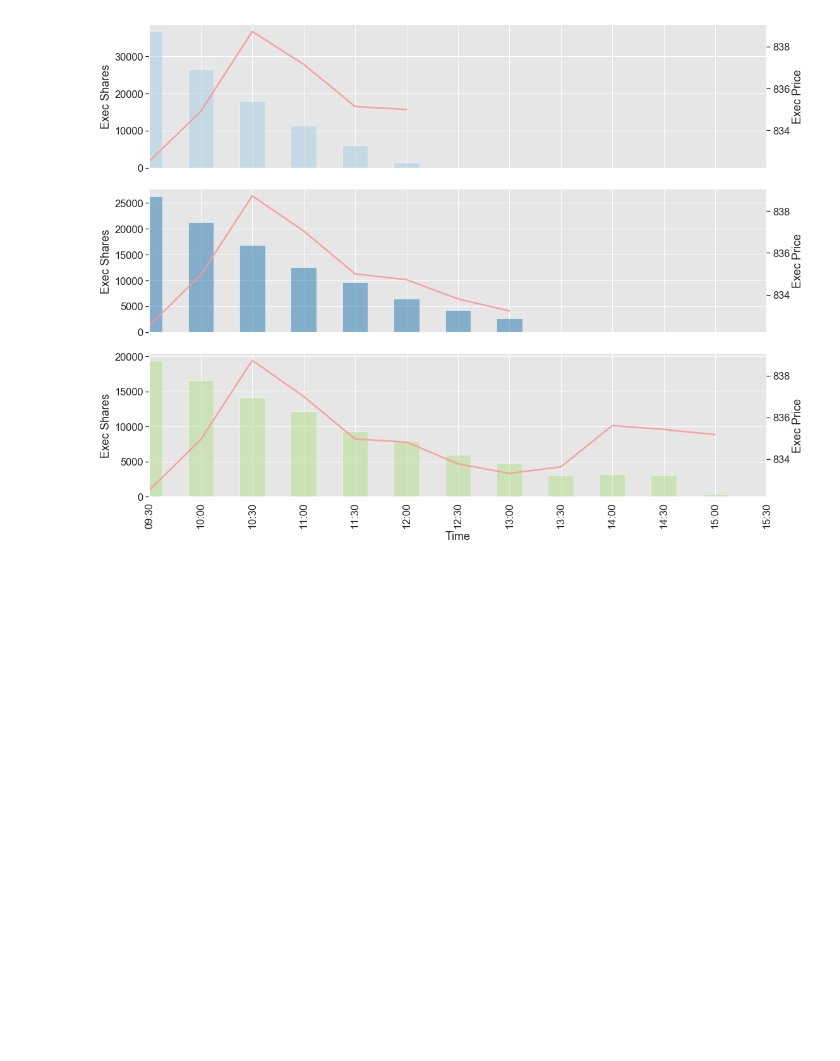
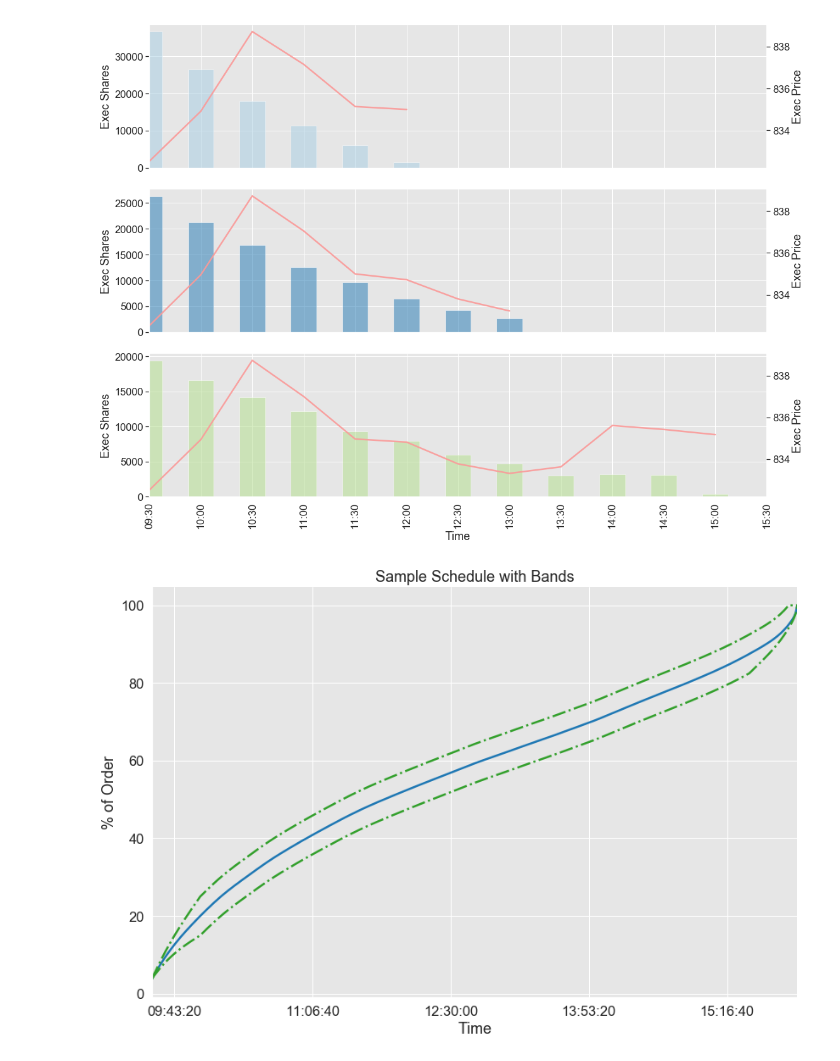
Before and after one commit to FinTrek/algo_trading_book, a Jupyter notebook: notebooks/Execution_Strategies.ipynb, the cells around one changed output. Drawn from its saved outputs; the diff is of its cells as text; code cells hidden in the pictures; blank space fills up the shorter version.

Commit message:
Added to Scheduler content

```diff
--- a/notebooks/Execution_Strategies.ipynb
+++ b/notebooks/Execution_Strategies.ipynb
@@ -253,3 +253,28 @@ plt.savefig('./book/chapters/chapter_exec_models/figures/is.png', format='png',
 plt.show()
 # %% [output]
 [figure]
+# %%
+schedule = amzn_profile.copy().cumsum()
+upper_band = schedule + 0.05
+lower_band = schedule - 0.05
+ub_taper = np.concatenate((np.linspace(0,1,30),np.ones(360)))
+
+lb_taper = np.concatenate((np.linspace(0,1,30),np.ones(330),np.linspace(1,0,30)))
+ub = upper_band.profile*ub_taper + (1 - ub_taper)*schedule.profile
+ub[ub>=1]=1
+
+lb = lower_band.profile*lb_taper + (1 - lb_taper)*schedule.profile
+# %%
+fig, ax = plt.subplots(figsize=(12,8))
+_ = (100*schedule).plot(ax = ax, color='C1',legend=None)
+_ = (100*ub).plot(ax = ax, color='C3',linestyle='-.',legend=None)
+_ = (100*lb).plot(ax = ax, color='C3',linestyle='-.',legend=None)
+_ = plt.xlabel('Time')
+_ = plt.ylabel('% of Order')
+sns.despine()
+plt.tight_layout()
+plt.savefig('./book/chapters/chapter_exec_models/figures/schedule.png', format='png', dpi=300)
+plt.title('Sample Schedule with Bands')
+plt.show()
+# %% [output]
+[figure, added]
```
Also changed, not shown: parts of 4 cells of this notebook, 4 other files.
